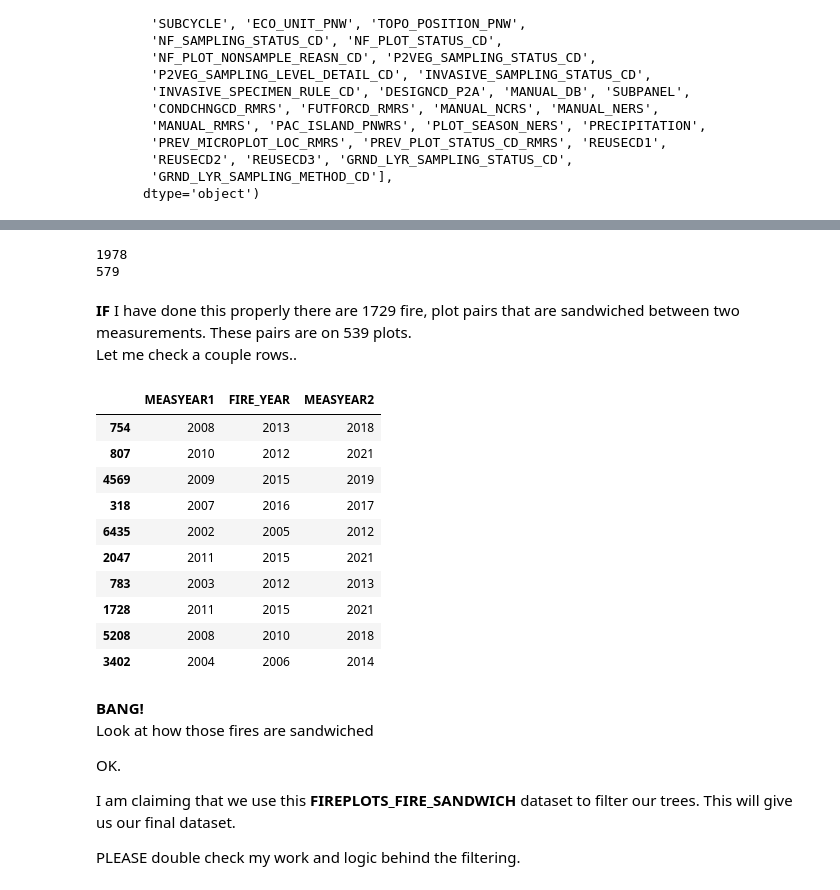
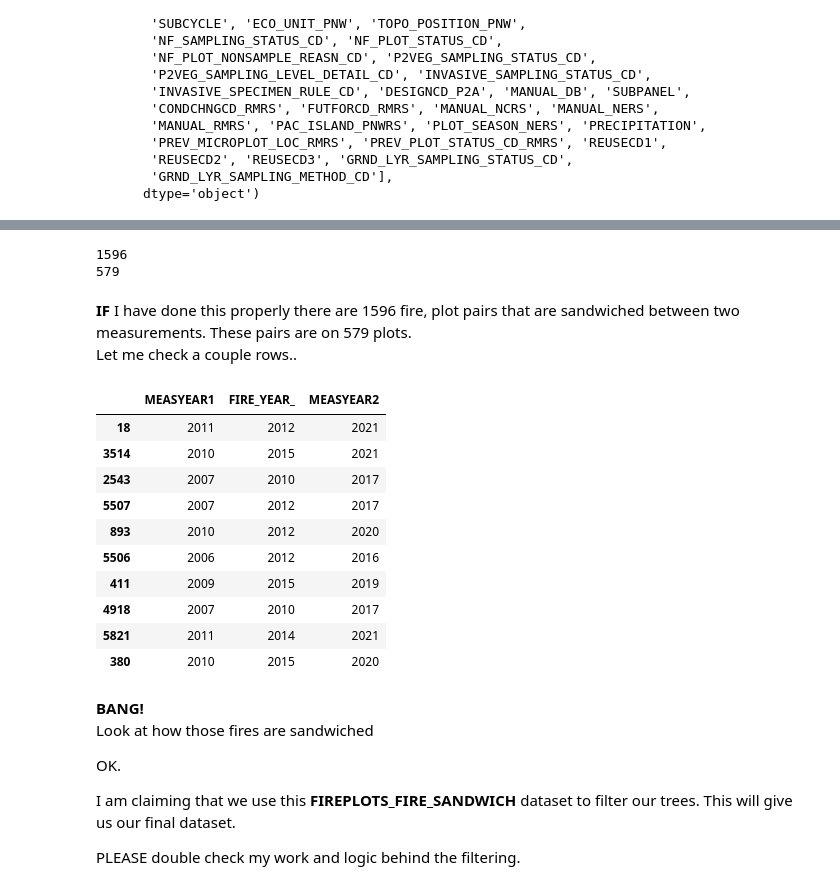
Before and after one commit to hbclad/Erdos_Trees, a Jupyter notebook: Data Analysis/Filtering_Trees_Everyone.ipynb, the cells around one changed output, grey strips where cells are left out. Saved outputs shown, nothing was run; the diff lists cells and outputs as text; code cells hidden in the pictures.

```diff
--- a/Data Analysis/Filtering_Trees_Everyone.ipynb
+++ b/Data Analysis/Filtering_Trees_Everyone.ipynb
@@ -38,7 +38,7 @@ $N = 504,956$
 - Now we can remove trees that are in plots that have not burned in the last 24 years.
 - To do this I will use **PLOT_FIRES_GIS**, which was created by intersecting the last 24 years of fire data from the NIFC with our plot latitude and longitude.  *We are introducing our first uncertainty here- the plot latitude and longitude have been 'fuzzed'.*
 # %%
-FIREPLOTS = pd.read_csv('../Data/WA_PLOT_FIRE_PAIRS.csv')
+FIREPLOTS = pd.read_csv('../Data/DISSOLVED_FIRE_PLOT_PAIRS.csv')
 print(len(FIREPLOTS))
 print(FIREPLOTS.columns)
 # %% [output]
@@ -152,29 +152,29 @@ for index,row in FIREPLOTS_MEAS.iterrows():
 
 FIREPLOTS_MEAS = FIREPLOTS_MEAS.dropna(subset = ['MEASYEAR1','MEASYEAR2'])
 # %%
-FIREPLOTS_FIRE_SANDWICH = FIREPLOTS_MEAS[(FIREPLOTS_MEAS['FIRE_YEAR']>FIREPLOTS_MEAS['MEASYEAR1']) & (FIREPLOTS_MEAS['FIRE_YEAR']<FIREPLOTS_MEAS['MEASYEAR2'])]
+FIREPLOTS_FIRE_SANDWICH = FIREPLOTS_MEAS[(FIREPLOTS_MEAS['FIRE_YEAR_']>FIREPLOTS_MEAS['MEASYEAR1']) & (FIREPLOTS_MEAS['FIRE_YEAR_']<FIREPLOTS_MEAS['MEASYEAR2'])]
 print(len(FIREPLOTS_FIRE_SANDWICH))
 print(FIREPLOTS_FIRE_SANDWICH['PLOT'].nunique())
 # %% [output]
-1978
+1596
 579
 # %% [markdown]
-**IF** I have done this properly there are 1729 fire, plot pairs that are sandwiched between two measurements.  These pairs are on 539 plots.  \
+**IF** I have done this properly there are 1596 fire, plot pairs that are sandwiched between two measurements.  These pairs are on 579 plots.  \
 Let me check a couple rows..
 # %%
-FIREPLOTS_FIRE_SANDWICH[['MEASYEAR1','FIRE_YEAR','MEASYEAR2']].sample(10)
+FIREPLOTS_FIRE_SANDWICH[['MEASYEAR1','FIRE_YEAR_','MEASYEAR2']].sample(10)
 # %% [output]
-|  | MEASYEAR1 | FIRE_YEAR | MEASYEAR2 |
-| 754 | 2008 | 2013 | 2018 |
-| 807 | 2010 | 2012 | 2021 |
-| 4569 | 2009 | 2015 | 2019 |
-| 318 | 2007 | 2016 | 2017 |
-| 6435 | 2002 | 2005 | 2012 |
-| 2047 | 2011 | 2015 | 2021 |
-| 783 | 2003 | 2012 | 2013 |
-| 1728 | 2011 | 2015 | 2021 |
-| 5208 | 2008 | 2010 | 2018 |
-| 3402 | 2004 | 2006 | 2014 |
+|  | MEASYEAR1 | FIRE_YEAR_ | MEASYEAR2 |
+| 18 | 2011 | 2012 | 2021 |
+| 3514 | 2010 | 2015 | 2021 |
+| 2543 | 2007 | 2010 | 2017 |
+| 5507 | 2007 | 2012 | 2017 |
+| 893 | 2010 | 2012 | 2020 |
+| 5506 | 2006 | 2012 | 2016 |
+| 411 | 2009 | 2015 | 2019 |
+| 4918 | 2007 | 2010 | 2017 |
+| 5821 | 2011 | 2014 | 2021 |
+| 380 | 2010 | 2015 | 2020 |
 # %% [markdown]
 **BANG!** \
 Look at how those fires are sandwiched
```
Also changed, not shown: parts of 17 cells of this notebook, 3 other files.
